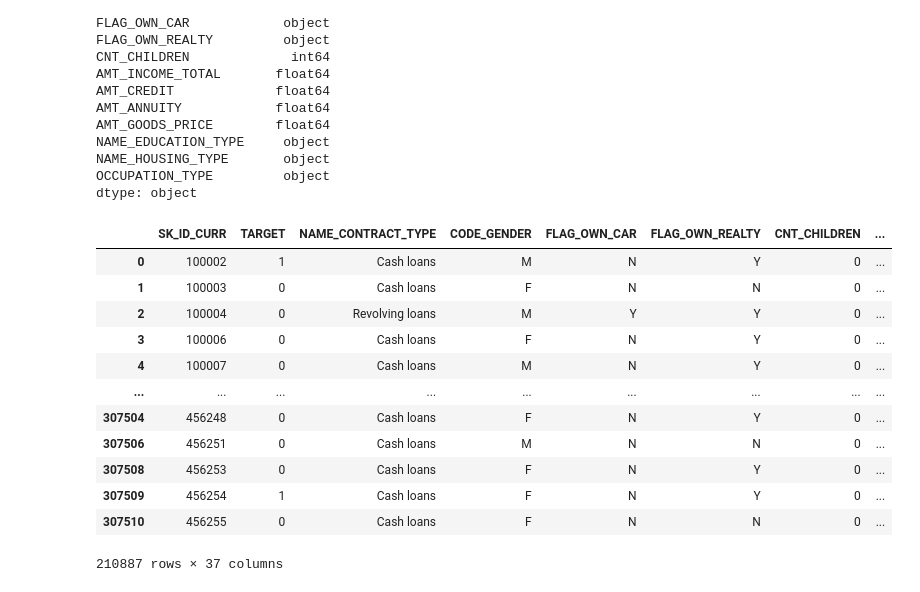
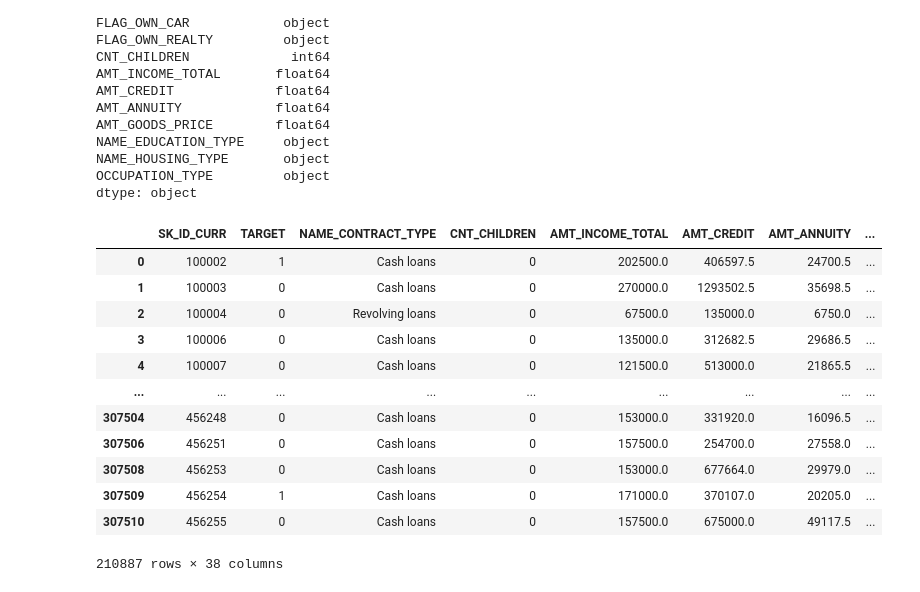
Before and after one commit to troyflood94/final_project, a Jupyter notebook: work_file.ipynb, the cells around one changed output. Saved outputs shown, nothing was run; the diff lists cells and outputs as text; code cells hidden in the pictures.

```diff
--- a/work_file.ipynb
+++ b/work_file.ipynb
@@ -43,22 +45,22 @@ OCCUPATION_TYPE         object
 dtype: object
 # %%
 #create dummy variables in the selected columns
-loan_df_dummies = pd.get_dummies(loan_df, columns=['NAME_EDUCATION_TYPE','NAME_HOUSING_TYPE','OCCUPATION_TYPE'], drop_first=True,dtype=int)
+loan_df_dummies = pd.get_dummies(loan_df, columns=['NAME_EDUCATION_TYPE','NAME_HOUSING_TYPE','OCCUPATION_TYPE','CODE_GENDER','FLAG_OWN_CAR','FLAG_OWN_REALTY'], drop_first=True,dtype=int)
 loan_df_dummies
 # %% [output]
-|  | SK_ID_CURR | TARGET | NAME_CONTRACT_TYPE | CODE_GENDER | FLAG_OWN_CAR | FLAG_OWN_REALTY | CNT_CHILDREN | ... |
-| 0 | 100002 | 1 | Cash loans | M | N | Y | 0 | ... |
-| 1 | 100003 | 0 | Cash loans | F | N | N | 0 | ... |
-| 2 | 100004 | 0 | Revolving loans | M | Y | Y | 0 | ... |
-| 3 | 100006 | 0 | Cash loans | F | N | Y | 0 | ... |
-| 4 | 100007 | 0 | Cash loans | M | N | Y | 0 | ... |
+|  | SK_ID_CURR | TARGET | NAME_CONTRACT_TYPE | CNT_CHILDREN | AMT_INCOME_TOTAL | AMT_CREDIT | AMT_ANNUITY | ... |
+| 0 | 100002 | 1 | Cash loans | 0 | 202500.0 | 406597.5 | 24700.5 | ... |
+| 1 | 100003 | 0 | Cash loans | 0 | 270000.0 | 1293502.5 | 35698.5 | ... |
+| 2 | 100004 | 0 | Revolving loans | 0 | 67500.0 | 135000.0 | 6750.0 | ... |
+| 3 | 100006 | 0 | Cash loans | 0 | 135000.0 | 312682.5 | 29686.5 | ... |
+| 4 | 100007 | 0 | Cash loans | 0 | 121500.0 | 513000.0 | 21865.5 | ... |
 | ... | ... | ... | ... | ... | ... | ... | ... | ... |
-| 307504 | 456248 | 0 | Cash loans | F | N | Y | 0 | ... |
-| 307506 | 456251 | 0 | Cash loans | M | N | N | 0 | ... |
-| 307508 | 456253 | 0 | Cash loans | F | N | Y | 0 | ... |
-| 307509 | 456254 | 1 | Cash loans | F | N | Y | 0 | ... |
-| 307510 | 456255 | 0 | Cash loans | F | N | N | 0 | ... |
+| 307504 | 456248 | 0 | Cash loans | 0 | 153000.0 | 331920.0 | 16096.5 | ... |
+| 307506 | 456251 | 0 | Cash loans | 0 | 157500.0 | 254700.0 | 27558.0 | ... |
+| 307508 | 456253 | 0 | Cash loans | 0 | 153000.0 | 677664.0 | 29979.0 | ... |
+| 307509 | 456254 | 1 | Cash loans | 0 | 171000.0 | 370107.0 | 20205.0 | ... |
+| 307510 | 456255 | 0 | Cash loans | 0 | 157500.0 | 675000.0 | 49117.5 | ... |
-210887 rows × 37 columns
+210887 rows × 38 columns
 # %%
 #define the dependent and independent variables
 data=loan_df.drop(columns=['TARGET'])
```
Also changed, not shown: parts of 15 cells of this notebook.
